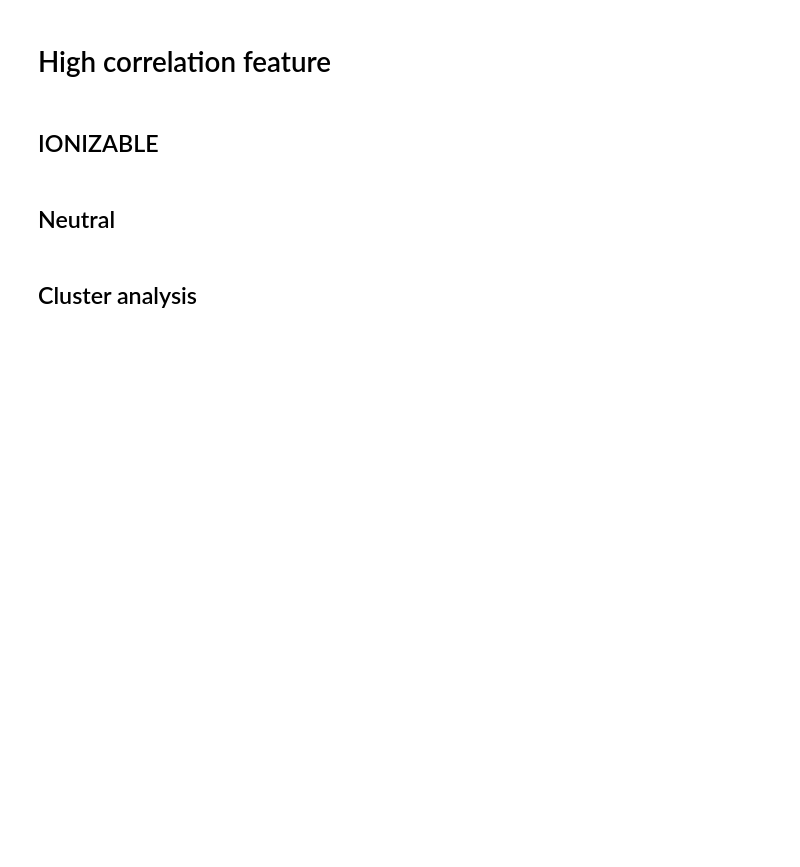
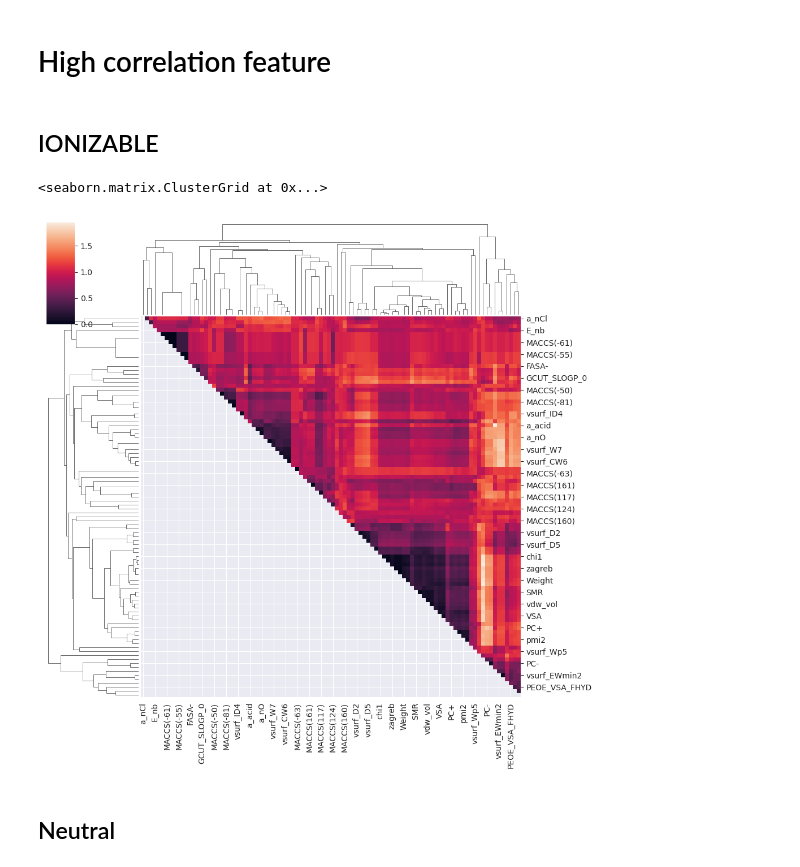
Before and after one commit to tahiri-lab/QSAR, a Jupyter notebook: code/preprocessing/feature_selection.ipynb, the cells around one changed output. Cells and saved outputs as stored; diff of their text form; code cells hidden in the pictures; blank space fills up the shorter version.

```diff
--- a/code/preprocessing/feature_selection.ipynb
+++ b/code/preprocessing/feature_selection.ipynb
@@ -159,2 +178,7 @@ plt.show()
+# %%
+df_ionizable_correlation_removed = FS_ionizable.remove_highly_correlated(graph=True)
+# %% [output]
+<seaborn.matrix.ClusterGrid at 0x...>
+[figure, added]
 # %% [markdown]
 ## Neutral
@@ -188,2 +184,0 @@ df_ne_removed_feat: pd.DataFrame = df_ne
-# %% [markdown]
-## Cluster analysis
```
Also changed, not shown: parts of 21 cells of this notebook, 1 other file.
